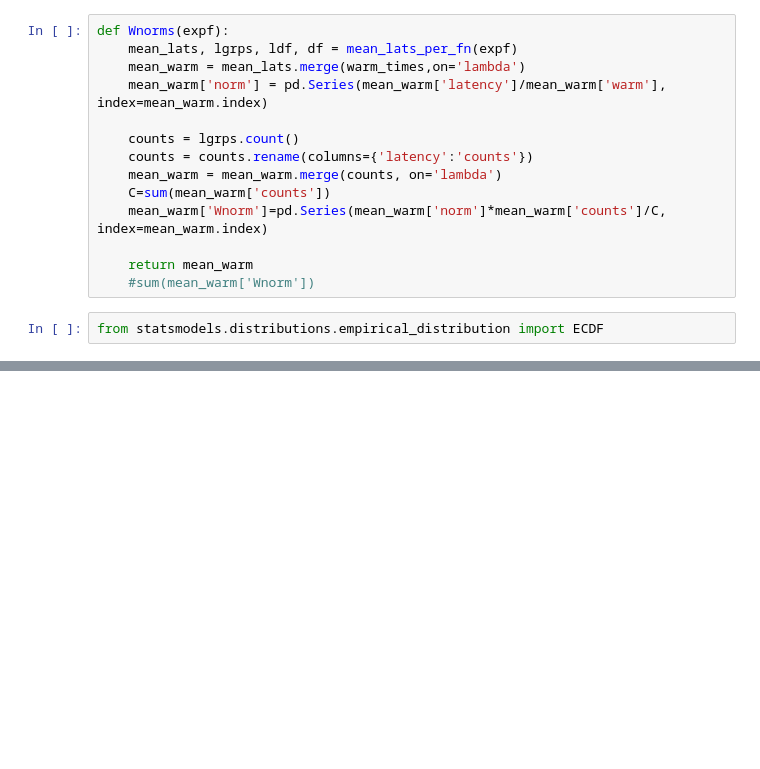
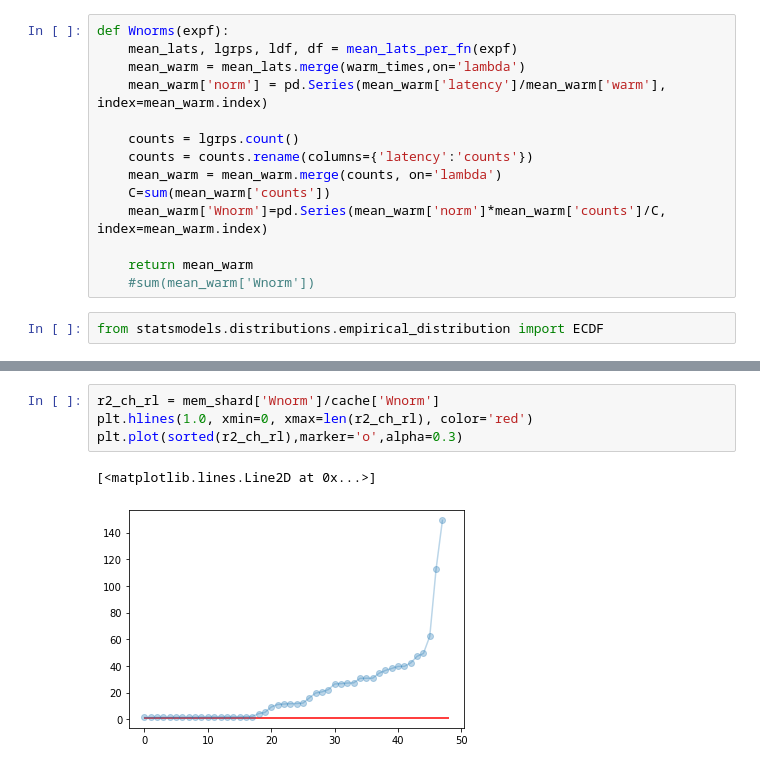
Before and after one commit to aFuerst/openwhisk-balancing, a Jupyter notebook: load-gen/cmp_fn_level.ipynb, the cells around one changed output, grey strips where cells are left out. Cells and saved outputs as stored; diff of their text form; blank space fills up the shorter version.

```diff
--- a/load-gen/cmp_fn_level.ipynb
+++ b/load-gen/cmp_fn_level.ipynb
@@ -83,2 +77,9 @@ sum(mem_shard['Wnorm'])
+# %%
+r2_ch_rl = mem_shard['Wnorm']/cache['Wnorm']
+plt.hlines(1.0, xmin=0, xmax=len(r2_ch_rl), color='red')
+plt.plot(sorted(r2_ch_rl),marker='o',alpha=0.3)
+# %% [output]
+[<matplotlib.lines.Line2D at 0x...>]
+[figure, added]
 # %%
 r2_ch_rl = bounded['Wnorm']/cache['Wnorm']
```
Also changed, not shown: parts of 10 cells of this notebook, 19 other files.
